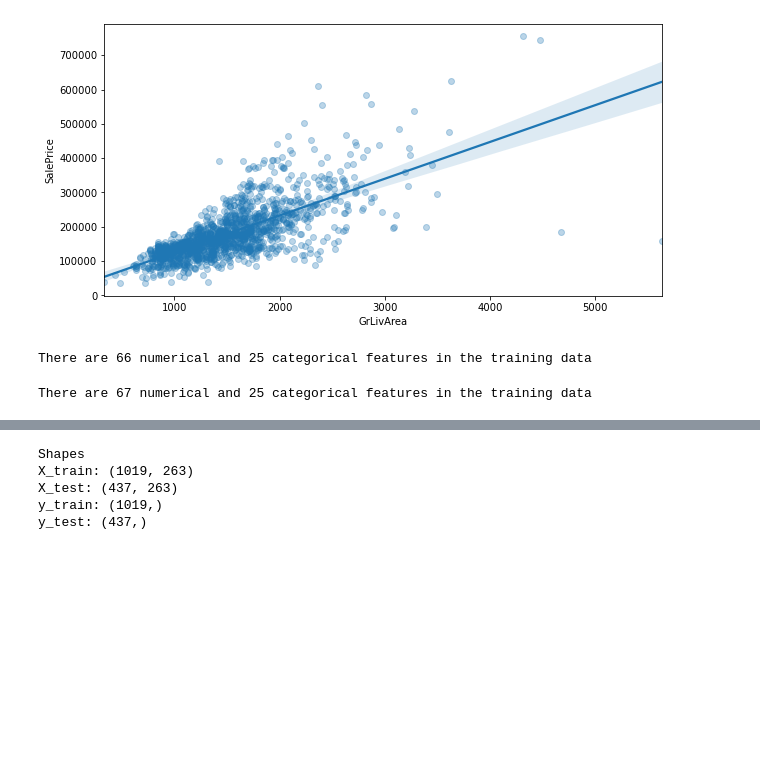
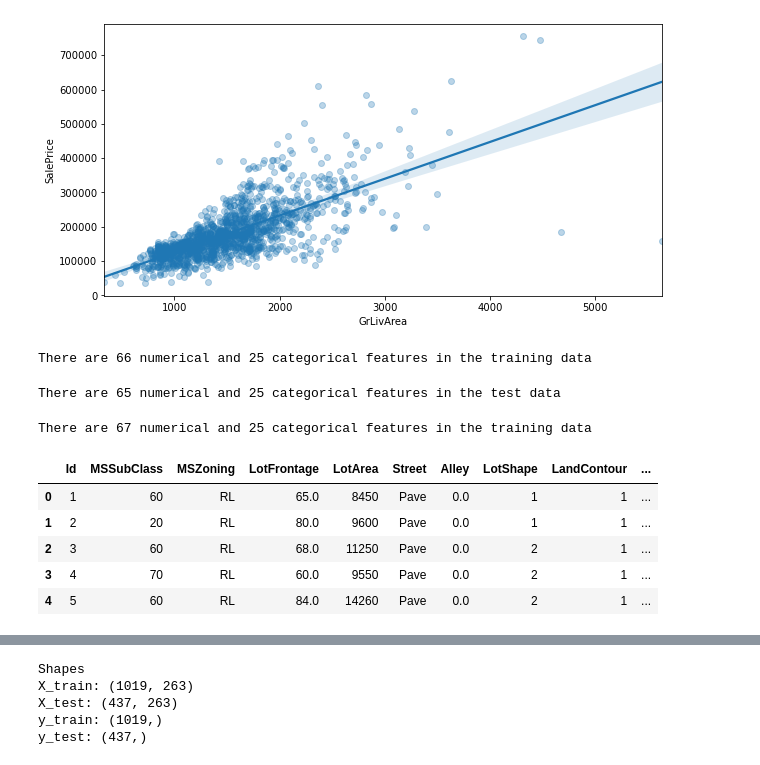
Before and after one commit to sotus30/House_Prices_Predictor, a Jupyter notebook: cleaning2.ipynb, the cells around one changed output, grey strips where cells are left out. Drawn from its saved outputs; the diff is of its cells as text; code cells hidden in the pictures; blank space fills up the shorter version.

```diff
--- a/cleaning2.ipynb
+++ b/cleaning2.ipynb
@@ -482,6 +495,20 @@ num_features = numeric_data.columns
 cat_features = categorical_data.columns
 # %% [output]
 There are 66 numerical and 25 categorical features in the training data
+# %%
+#finding numerical features only
+numeric_data = df_test1.select_dtypes(include = [np.number])
+
+#finding categorical features only
+categorical_data = df_test1.select_dtypes(exclude = [np.number])
+
+print('There are {0} numerical and {1} categorical features in the test data'.\
+     format(numeric_data.shape[1], categorical_data.shape[1]))
+
+num_features = numeric_data.columns
+cat_features = categorical_data.columns
+# %% [output]
+There are 65 numerical and 25 categorical features in the test data
 # %%
 #separating boolean features
 num_features = [f for f in num_features if f not in boolean_features]
@@ -503,6 +531,15 @@ cat_features = categorical_data.columns
 num_features = [f for f in num_features if f not in boolean_features]
 # %% [output]
 There are 67 numerical and 25 categorical features in the training data
+# %%
+df_train1.head()
+# %% [output]
+|  | Id | MSSubClass | MSZoning | LotFrontage | LotArea | Street | Alley | LotShape | LandContour | ... |
+| 0 | 1 | 60 | RL | 65.0 | 8450 | Pave | 0.0 | 1 | 1 | ... |
+| 1 | 2 | 20 | RL | 80.0 | 9600 | Pave | 0.0 | 1 | 1 | ... |
+| 2 | 3 | 60 | RL | 68.0 | 11250 | Pave | 0.0 | 2 | 1 | ... |
+| 3 | 4 | 70 | RL | 60.0 | 9550 | Pave | 0.0 | 2 | 1 | ... |
+| 4 | 5 | 60 | RL | 84.0 | 14260 | Pave | 0.0 | 2 | 1 | ... |
 # %%
 features = num_features + ['SalePrice']
 for f in features:
```
Also changed, not shown: parts of 21 cells of this notebook.
